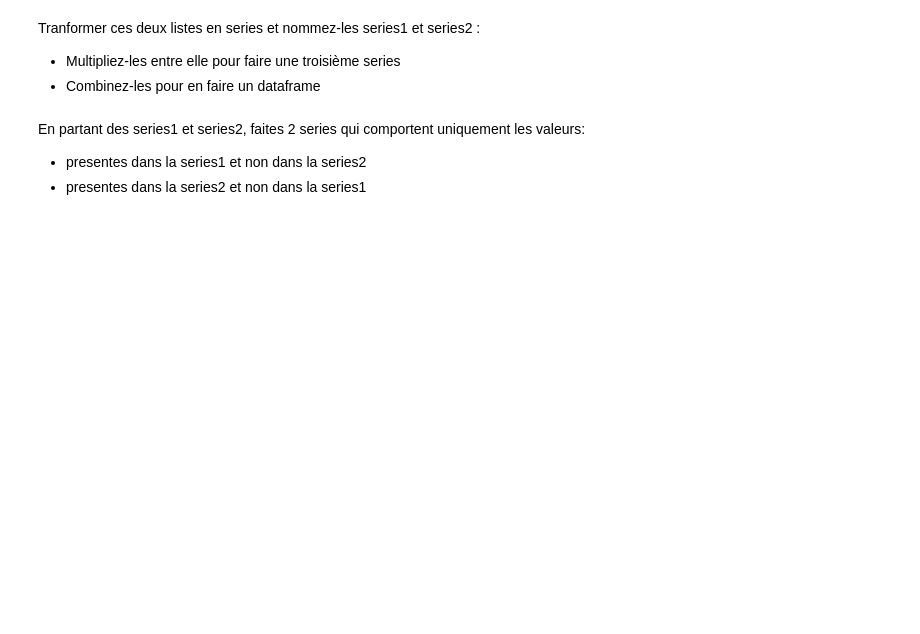
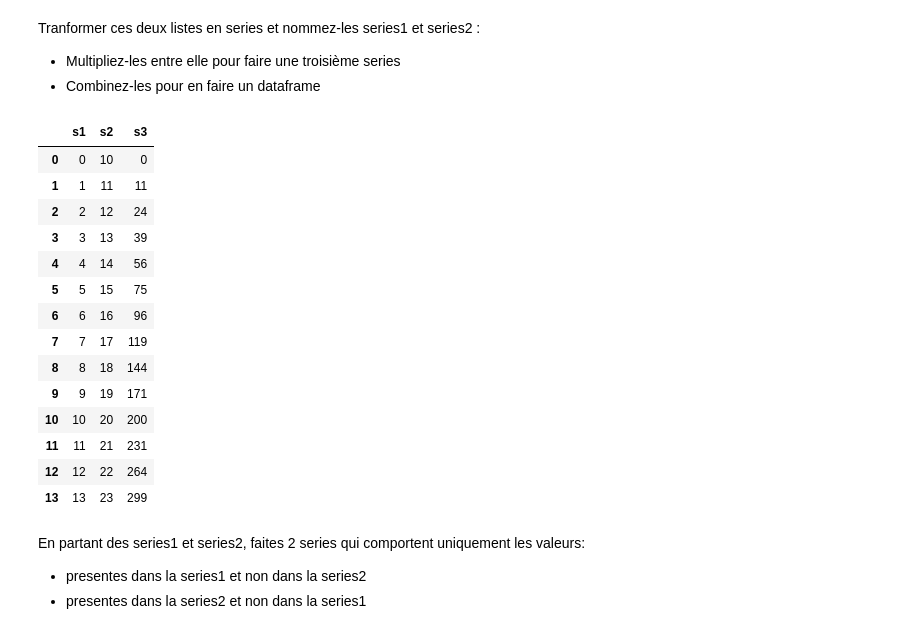
Before and after one commit to nute-25/workbooks, a Jupyter notebook: Python_02.ipynb, the cells around one changed output. Drawn from its saved outputs; the diff is of its cells as text; code cells hidden in the pictures; blank space fills up the shorter version.

```diff
--- a/Python_02.ipynb
+++ b/Python_02.ipynb
@@ -62,9 +229,28 @@ Tranformer ces deux listes en series et nommez-les series1 et series2 :
 liste1 = list(range(0, 14))
 liste2 = list(range(10, 24))
 # %%
-series1 = pd.Series(liste1)
-series2 = pd.Series(liste2)
-print(series1)
+series1 = pd.Series(liste1, name="s1")
+series2 = pd.Series(liste2, name="s2")
+series3 = series1 * series2
+series3.name = "s3"
+pd.concat([series1, series2, series3], axis=1)
+#print(series1)
+# %% [output]
+|  | s1 | s2 | s3 |
+| 0 | 0 | 10 | 0 |
+| 1 | 1 | 11 | 11 |
+| 2 | 2 | 12 | 24 |
+| 3 | 3 | 13 | 39 |
+| 4 | 4 | 14 | 56 |
+| 5 | 5 | 15 | 75 |
+| 6 | 6 | 16 | 96 |
+| 7 | 7 | 17 | 119 |
+| 8 | 8 | 18 | 144 |
+| 9 | 9 | 19 | 171 |
+| 10 | 10 | 20 | 200 |
+| 11 | 11 | 21 | 231 |
+| 12 | 12 | 22 | 264 |
+| 13 | 13 | 23 | 299 |
 # %% [markdown]
 En partant des series1 et series2, faites 2 series qui comportent uniquement les valeurs:
    - presentes dans la series1 et non dans la series2
```
Also changed, not shown: parts of 20 cells of this notebook, 1 other file.
